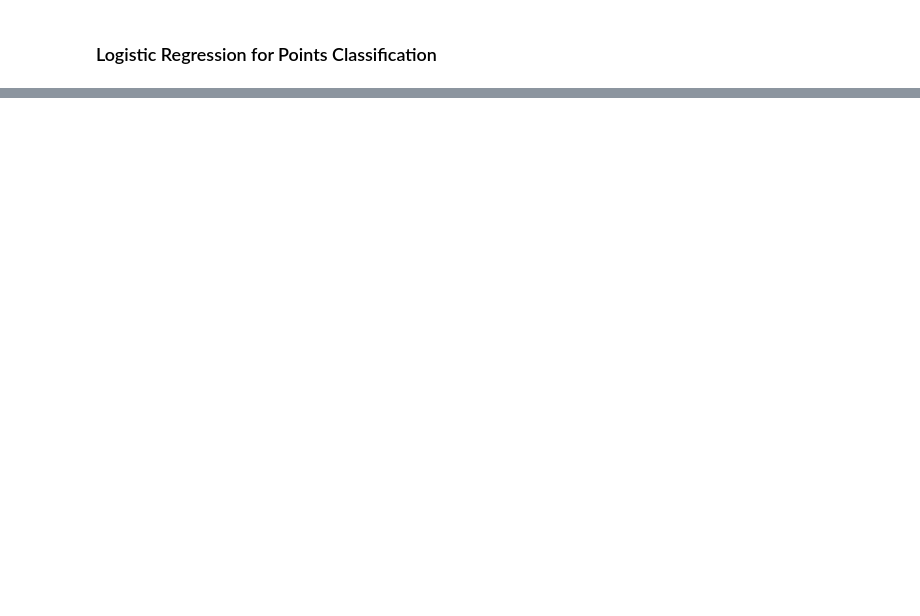
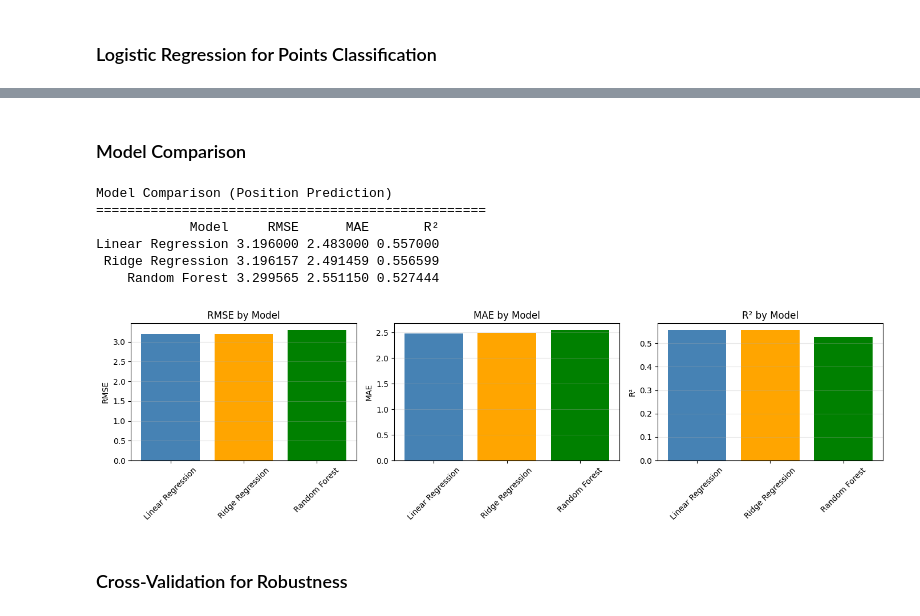
Before and after one commit to noelleketoo/F1-Racing-Analysis, a Jupyter notebook: analysis.ipynb, the cells around one changed output, grey strips where cells are left out. Saved outputs shown, nothing was run; the diff lists cells and outputs as text; code cells hidden in the pictures; blank space fills up the shorter version.

```diff
--- a/analysis.ipynb
+++ b/analysis.ipynb
@@ -480,0 +676,20 @@ Both models validate EDA findings - qualifying position is most important featur
+# %%
+# Random Forest - no scaling needed
+rf = RandomForestRegressor(
+    n_estimators=100,
+    max_depth=10,
+    min_samples_leaf=5,
+    random_state=42,
+    n_jobs=-1
+)
+rf.fit(X_train, y_train)
+
+y_pred_rf = rf.predict(X_test)
+rf_rmse = np.sqrt(mean_squared_error(y_test, y_pred_rf))
+rf_mae = mean_absolute_error(y_test, y_pred_rf)
+rf_r2 = r2_score(y_test, y_pred_rf)
+
+print(f"Random Forest Results:")
+print(f"RMSE: {rf_rmse:.3f}")
+print(f"MAE: {rf_mae:.3f}")
+print(f"R²: {rf_r2:.3f}")
@@ -480,0 +727,40 @@ Both models validate EDA findings - qualifying position is most important featur
+# %% [markdown]
+### Model Comparison
+# %%
+# Compare all models
+results = pd.DataFrame({
+    'Model': ['Linear Regression', 'Ridge Regression', 'Random Forest'],
+    'RMSE': [3.196, ridge_rmse, rf_rmse],
+    'MAE': [2.483, ridge_mae, rf_mae],
+    'R²': [0.557, ridge_r2, rf_r2]
+})
+
+print("Model Comparison (Position Prediction)")
+print("=" * 50)
+print(results.to_string(index=False))
+
+# Visualize comparison
+fig, axes = plt.subplots(1, 3, figsize=(14, 4))
+
+metrics = ['RMSE', 'MAE', 'R²']
+colors = ['steelblue', 'orange', 'green']
+
+for i, metric in enumerate(metrics):
+    axes[i].bar(results['Model'], results[metric], color=colors)
+    axes[i].set_ylabel(metric)
+    axes[i].set_title(f'{metric} by Model')
+    axes[i].tick_params(axis='x', rotation=45)
+    axes[i].grid(True, axis='y', alpha=0.3)
+
+plt.tight_layout()
+plt.show()
+# %% [output]
+Model Comparison (Position Prediction)
+==================================================
+            Model     RMSE      MAE       R²
+Linear Regression 3.196000 2.483000 0.557000
+ Ridge Regression 3.196157 2.491459 0.556599
+    Random Forest 3.299565 2.551150 0.527444
+[figure, added]
+# %% [markdown]
+### Cross-Validation for Robustness
```
Also changed, not shown: parts of 41 cells of this notebook, 1 other file.
